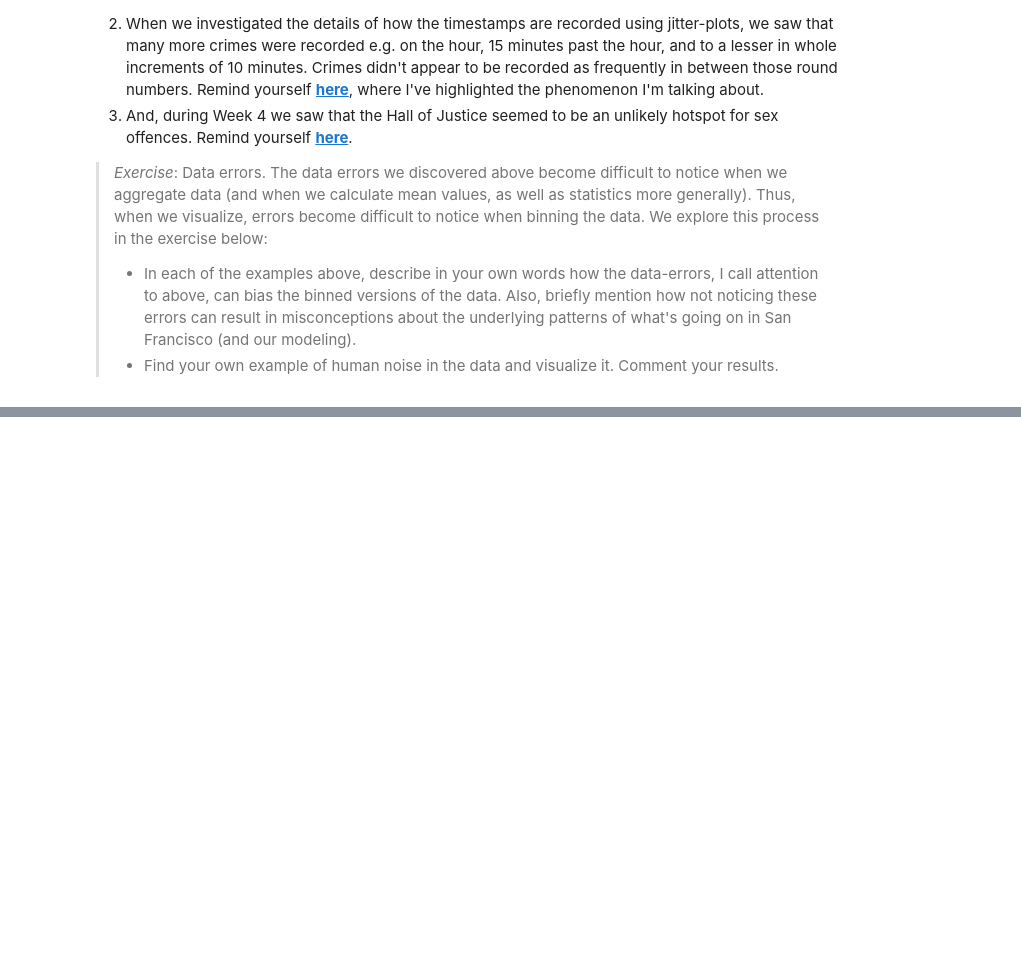
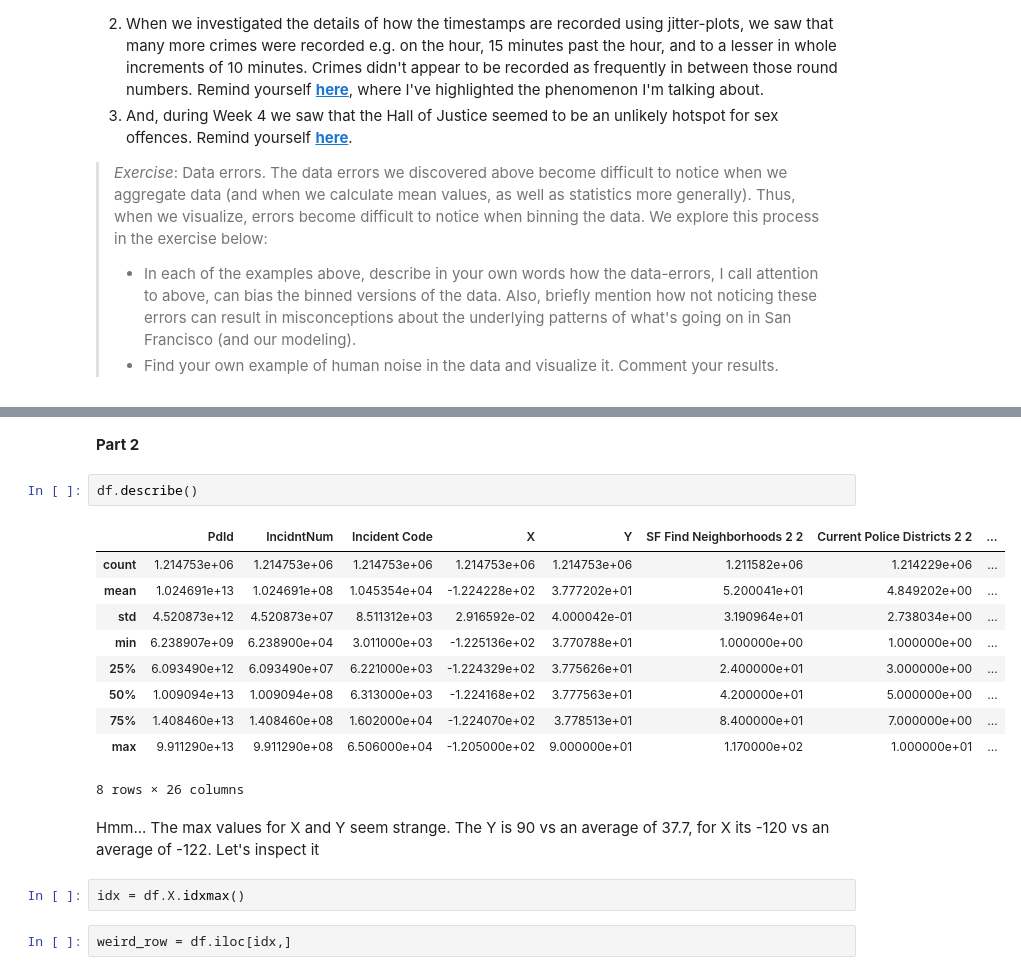
Before and after one commit to simonmoesorensen/socialdata2022, a Jupyter notebook: assignments/Assignment1.ipynb, the cells around one changed output, grey strips where cells are left out. Drawn from its saved outputs; the diff is of its cells as text; blank space fills up the shorter version.

Commit message:
Part 45

```diff
--- a/assignments/Assignment1.ipynb
+++ b/assignments/Assignment1.ipynb
@@ -372,0 +378,22 @@ We started the course by plotting simple histogram and bar plots that showed a l
+# %% [markdown]
+**Part 2**
+# %%
+df.describe()
+# %% [output]
+|  | PdId | IncidntNum | Incident Code | X | Y | SF Find Neighborhoods 2 2 | Current Police Districts 2 2 | ... |
+| count | 1.214753e+06 | 1.214753e+06 | 1.214753e+06 | 1.214753e+06 | 1.214753e+06 | 1.211582e+06 | 1.214229e+06 | ... |
+| mean | 1.024691e+13 | 1.024691e+08 | 1.045354e+04 | -1.224228e+02 | 3.777202e+01 | 5.200041e+01 | 4.849202e+00 | ... |
+| std | 4.520873e+12 | 4.520873e+07 | 8.511312e+03 | 2.916592e-02 | 4.000042e-01 | 3.190964e+01 | 2.738034e+00 | ... |
+| min | 6.238907e+09 | 6.238900e+04 | 3.011000e+03 | -1.225136e+02 | 3.770788e+01 | 1.000000e+00 | 1.000000e+00 | ... |
+| 25% | 6.093490e+12 | 6.093490e+07 | 6.221000e+03 | -1.224329e+02 | 3.775626e+01 | 2.400000e+01 | 3.000000e+00 | ... |
+| 50% | 1.009094e+13 | 1.009094e+08 | 6.313000e+03 | -1.224168e+02 | 3.777563e+01 | 4.200000e+01 | 5.000000e+00 | ... |
+| 75% | 1.408460e+13 | 1.408460e+08 | 1.602000e+04 | -1.224070e+02 | 3.778513e+01 | 8.400000e+01 | 7.000000e+00 | ... |
+| max | 9.911290e+13 | 9.911290e+08 | 6.506000e+04 | -1.205000e+02 | 9.000000e+01 | 1.170000e+02 | 1.000000e+01 | ... |
+8 rows × 26 columns
+# %% [markdown]
+Hmm... The max values for X and Y seem strange. The Y is 90 vs an average of 37.7, for X its -120 vs an average of -122.
+Let's inspect it
+# %%
+idx = df.X.idxmax()
+# %%
+weird_row = df.iloc[idx,]
```
Also changed, not shown: parts of 3 cells of this notebook.
